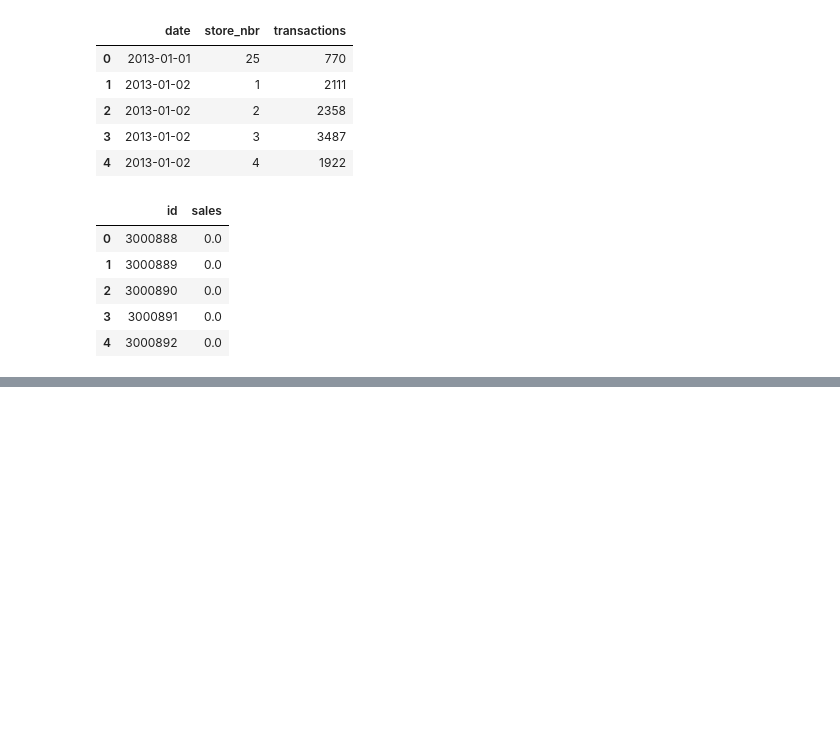
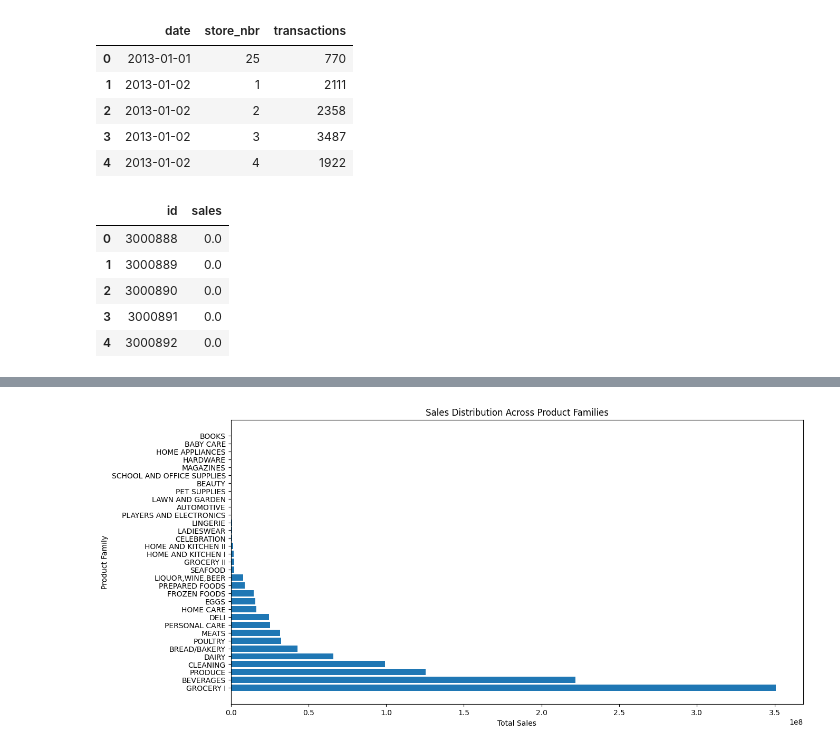
Before and after one commit to elishastanley/Demand-Forecasting-Optimization-for-Corporation-Favorita-A-Time-Series-Regression-ML-Approach, a Jupyter notebook: Notebooks/main.ipynb, the cells around one changed output, grey strips where cells are left out. Saved outputs shown, nothing was run; the diff lists cells and outputs as text; code cells hidden in the pictures; blank space fills up the shorter version.

```diff
--- a/Notebooks/main.ipynb
+++ b/Notebooks/main.ipynb
@@ -153,0 +316,10 @@ sample_submission.head()
+# %%
+# Plot sales distribution across product families
+plt.figure(figsize=(14, 7))
+plt.barh(family_sales['family'], family_sales['sales'])
+plt.xlabel('Total Sales')
+plt.ylabel('Product Family')
+plt.title('Sales Distribution Across Product Families')
+plt.show()
+# %% [output]
+[figure, added]
```
Also changed, not shown: parts of 30 cells of this notebook.
